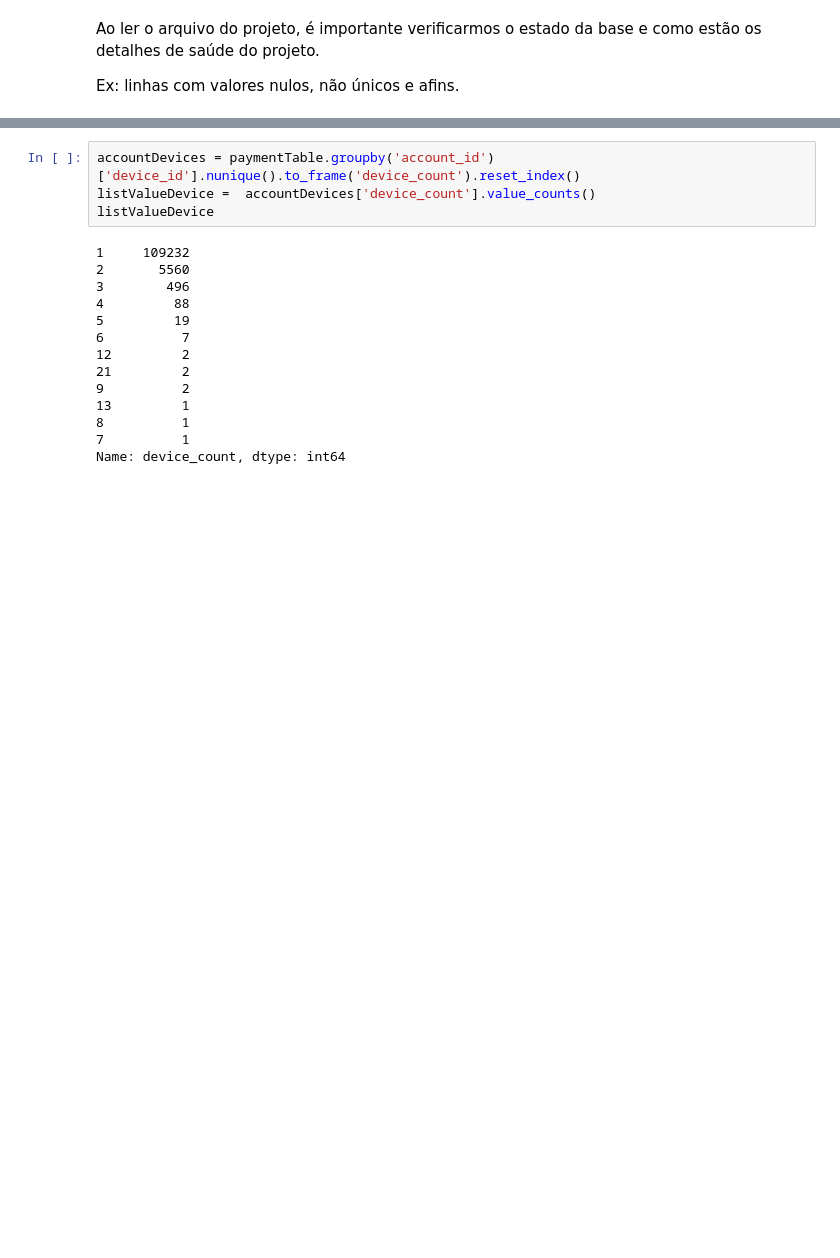
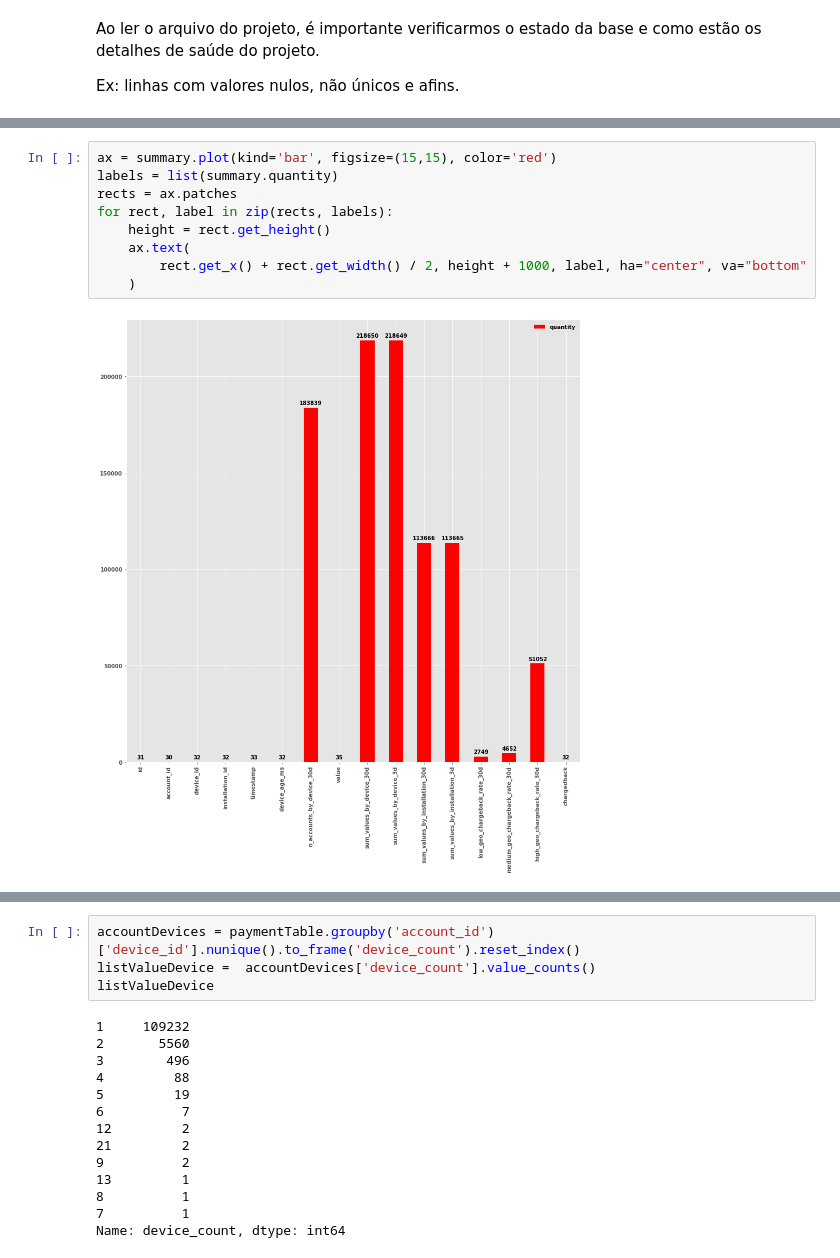
Before and after one commit to brunofariasdeo/projeto-incognia, a Jupyter notebook: Project - Payment.ipynb, the cells around one changed output, grey strips where cells are left out. Drawn from its saved outputs; the diff is of its cells as text; blank space fills up the shorter version.

```diff
--- a/Project - Payment.ipynb
+++ b/Project - Payment.ipynb
@@ -56 +73,12 @@ display(Markdown(summaryMarkdown))
+# %%
+ax = summary.plot(kind='bar', figsize=(15,15), color='red')
+labels = list(summary.quantity)
+rects = ax.patches
+for rect, label in zip(rects, labels):
+    height = rect.get_height()
+    ax.text(
+        rect.get_x() + rect.get_width() / 2, height + 1000, label, ha="center", va="bottom"
+    )
+# %% [output]
+[figure, added]
 # %%
```
Also changed, not shown: parts of 53 cells of this notebook.
